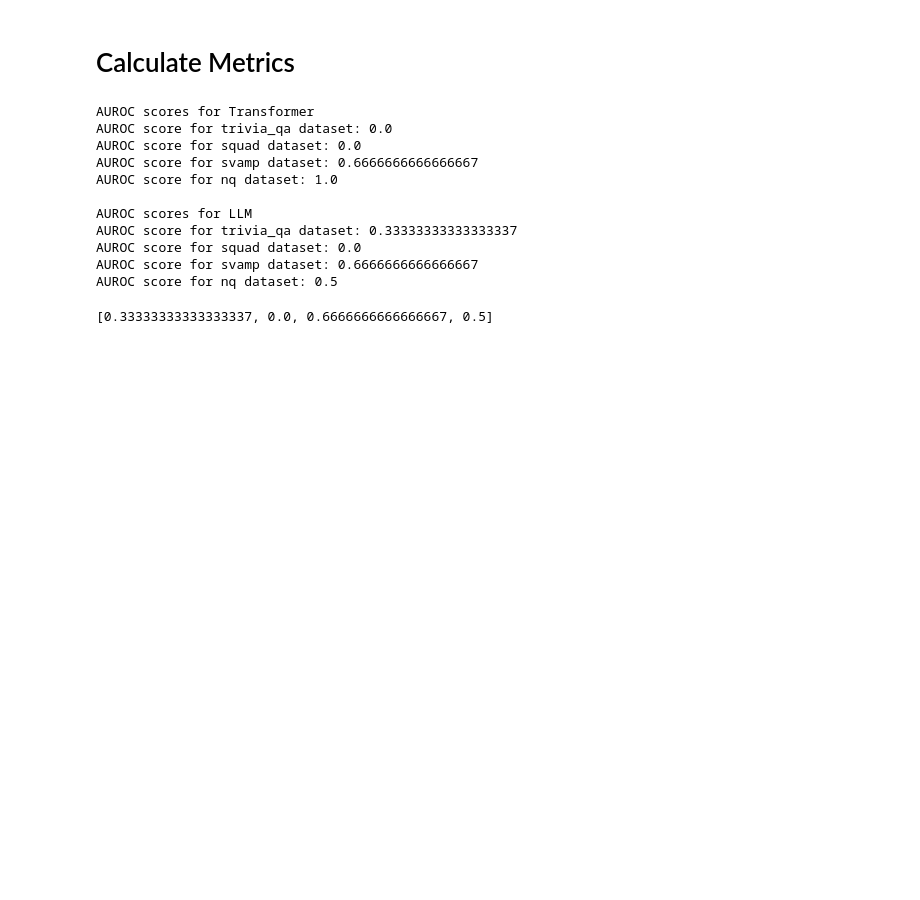
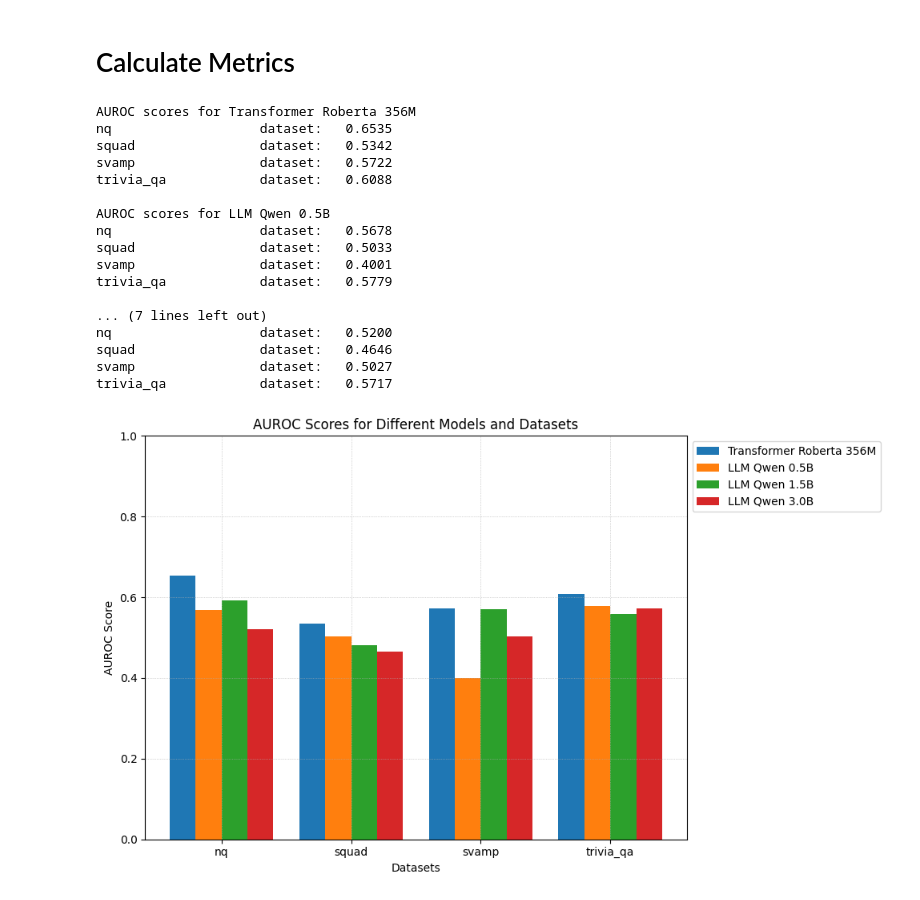
Before and after one commit to tassos37000/dah, a Jupyter notebook: detect_hallucinations.ipynb, the cells around one changed output. Cells and saved outputs as stored; diff of their text form; code cells hidden in the pictures; blank space fills up the shorter version.

```diff
--- a/detect_hallucinations.ipynb
+++ b/detect_hallucinations.ipynb
@@ -92,14 +148,5 @@ Generating responses for nq dataset...
 # %% [markdown]
 # Load Results
 # %%
-triviaqa_sample = load_from_disk(data_transformer_path + "trivia_qa")
-squad_sample = load_from_disk(data_transformer_path + "squad")
-svamp_sample = load_from_disk(data_transformer_path + "svamp")
-nq_sample = load_from_disk(data_transformer_path + "nq")
-datasets_transformers = [triviaqa_sample, squad_sample, svamp_sample, nq_sample]
-
-triviaqa_sample = load_from_disk(data_llm_path + "trivia_qa")
-squad_sample = load_from_disk(data_transformer_path + "squad")
-svamp_sample = load_from_disk(data_llm_path + "svamp")
-nq_sample = load_from_disk(data_llm_path + "nq")
-datasets_llm = [triviaqa_sample, squad_sample, svamp_sample, nq_sample]
+transformers_results = load_results("data/transformers")
+llm_results = load_results("data/llms")
@@ -106,21 +173,30 @@ datasets_llm = [triviaqa_sample, squad_sample, svamp_sample, nq_sample]
 # %% [markdown]
 # Calculate Metrics
 # %%
-print("AUROC scores for Transformer")
-calculate_auroc(datasets_transformers)
+tr = auroc_entail_models(transformers_results, "Transformer")
+lr = auroc_entail_models(llm_results, "LLM")
 
-print("\nAUROC scores for LLM")
-calculate_auroc(datasets_llm)
+models_names = tr[0]+lr[0]
+results = tr[1]+lr[1]
+
+datasets_names = ["nq", "squad", "svamp", "trivia_qa"]
+visualise_results(models_names, datasets_names, results)
 # %% [output]
-AUROC scores for Transformer
-AUROC score for trivia_qa dataset: 0.0
-AUROC score for squad dataset: 0.0
-AUROC score for svamp dataset: 0.6666666666666667
-AUROC score for nq dataset: 1.0
+AUROC scores for Transformer Roberta 356M
+nq                   dataset:   0.6535
+squad                dataset:   0.5342
+svamp                dataset:   0.5722
+trivia_qa            dataset:   0.6088
 
-AUROC scores for LLM
-AUROC score for trivia_qa dataset: 0.33333333333333337
-AUROC score for squad dataset: 0.0
-AUROC score for svamp dataset: 0.6666666666666667
-AUROC score for nq dataset: 0.5
+AUROC scores for LLM Qwen 0.5B
+nq                   dataset:   0.5678
+squad                dataset:   0.5033
+svamp                dataset:   0.4001
+trivia_qa            dataset:   0.5779
+
+... (7 lines left out)
+nq                   dataset:   0.5200
+squad                dataset:   0.4646
+svamp                dataset:   0.5027
+trivia_qa            dataset:   0.5717
-[0.33333333333333337, 0.0, 0.6666666666666667, 0.5]
+[figure, added]
```
Also changed, not shown: parts of 12 cells of this notebook, 7 other files.
